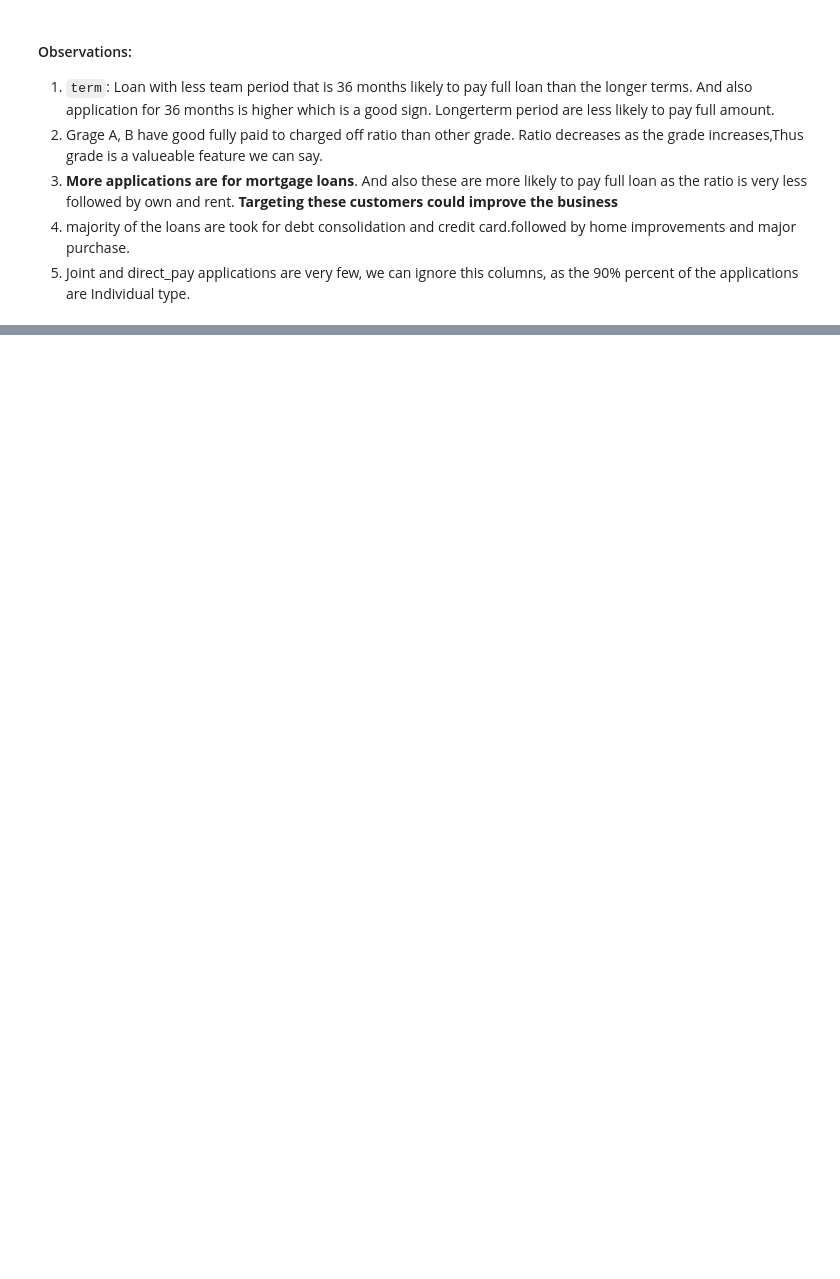
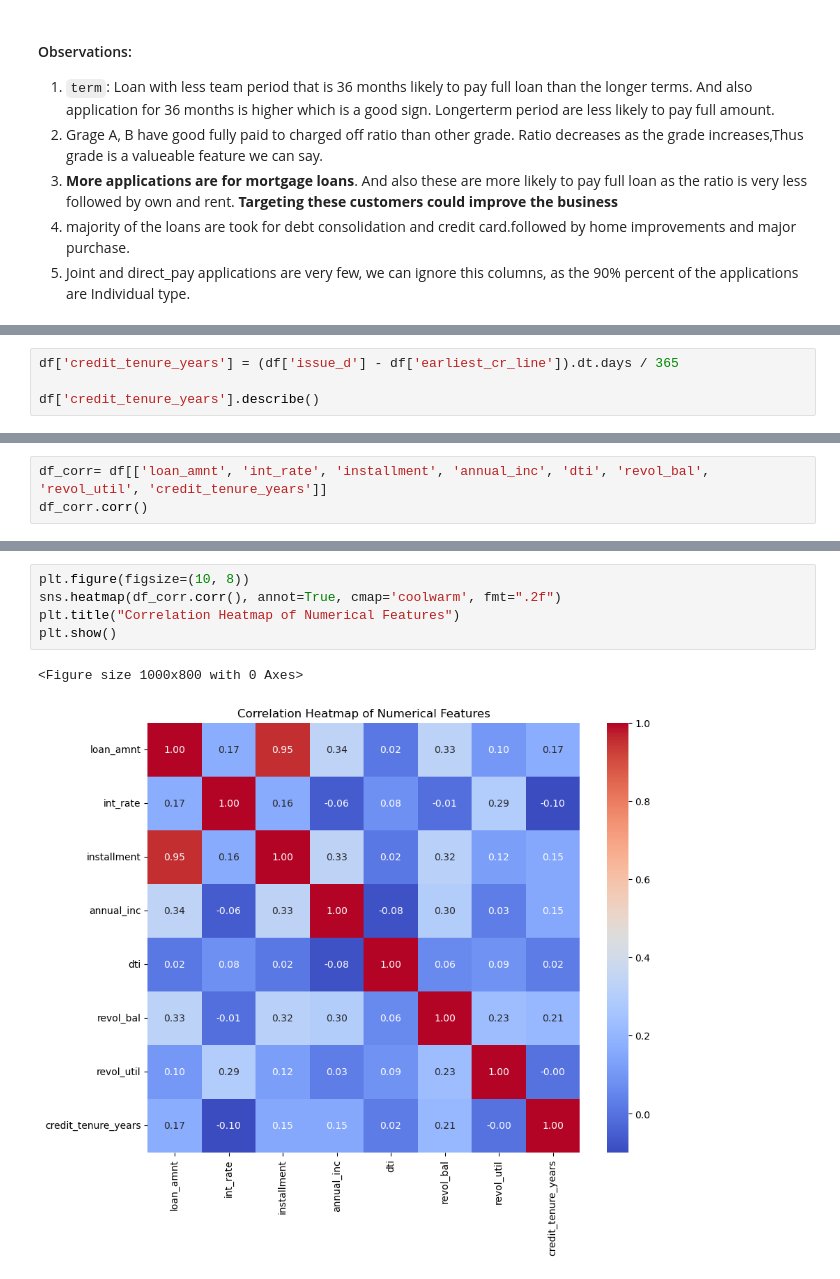
Before and after one commit to sayed-ashfaq/Loantap_logistic_regression, a Jupyter notebook: Loantap_EDA.ipynb, the cells around one changed output, grey strips where cells are left out. Saved outputs shown, nothing was run; the diff lists cells and outputs as text; blank space fills up the shorter version.

```diff
--- a/Loantap_EDA.ipynb
+++ b/Loantap_EDA.ipynb
@@ -907,0 +1030,4 @@ plt.show()
+# %%
+df['credit_tenure_years'] = (df['issue_d'] - df['earliest_cr_line']).dt.days / 365
+
+df['credit_tenure_years'].describe()
@@ -907,0 +1110,3 @@ plt.show()
+# %%
+df_corr= df[['loan_amnt', 'int_rate', 'installment', 'annual_inc', 'dti', 'revol_bal', 'revol_util', 'credit_tenure_years']]
+df_corr.corr()
@@ -907,0 +1123,8 @@ plt.show()
+# %%
+plt.figure(figsize=(10, 8))
+sns.heatmap(df_corr.corr(), annot=True, cmap='coolwarm', fmt=".2f")
+plt.title("Correlation Heatmap of Numerical Features")
+plt.show()
+# %% [output]
+<Figure size 1000x800 with 0 Axes>
+[figure, added]
```
Also changed, not shown: parts of 33 cells of this notebook.
